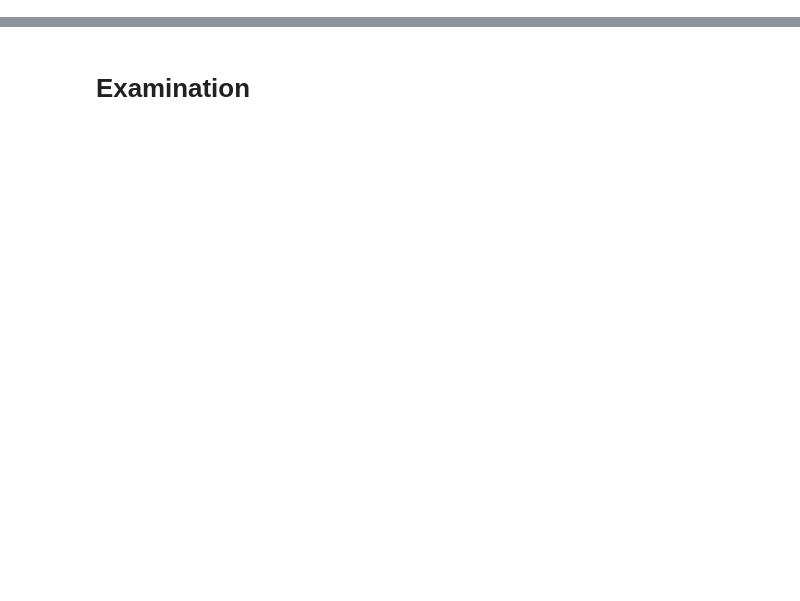
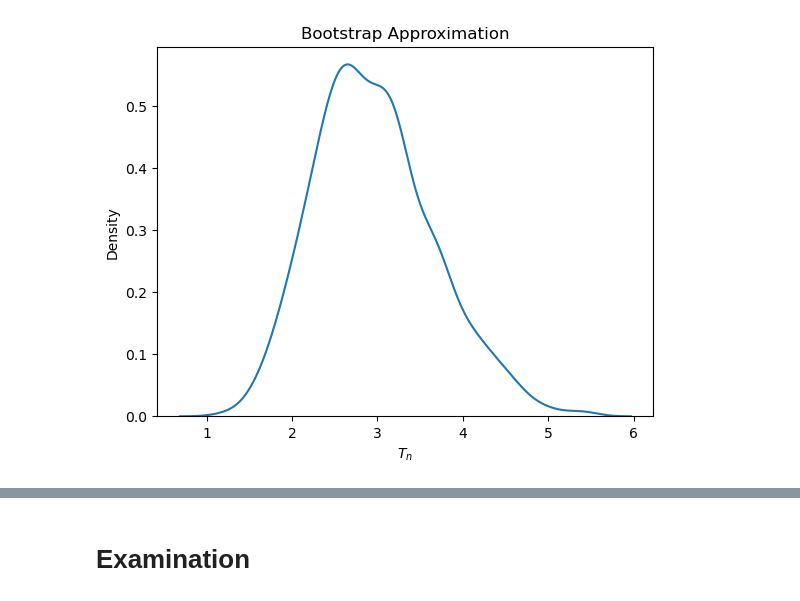
Before and after one commit to JonasEmrich/Wild-Bootstrap-Tests, a Jupyter notebook: wild_bootstrap.ipynb, the cells around one changed output, grey strips where cells are left out. Saved outputs shown, nothing was run; the diff lists cells and outputs as text; code cells hidden in the pictures; blank space fills up the shorter version.

```diff
--- a/wild_bootstrap.ipynb
+++ b/wild_bootstrap.ipynb
@@ -4,0 +43,26 @@ from utils import *
+# %%
+def montecarlo_Tn(kernel_function, h, M):
+    """Generate Monte Carlo estimate of "true" density of Tn"""
+    def _generate_Tn():
+        # auxiliary function for each iteration
+        y1, y2 = generate_synthetic_data(m1, m1, sigma)
+        _m1 = smoothed_estimate(y1, kernel_function, h)
+        _m2 = smoothed_estimate(y2, kernel_function, h)
+        return calculate_Tn(_m1, _m2, h)
+
+    N = 500
+    x = np.arange(N)/N
+    m1 = np.sin(np.pi*2*x)
+    m2 = np.sin(np.pi*2*x) + np.exp((-800)*np.power(x-0.5, 2))
+    sigma = 0.7 - 1.4*np.square(x-0.5)
+    return [_generate_Tn() for _ in range(M)]
+
+# run & plot
+Tn_monte_H0 = montecarlo_Tn(bartlett_priestley_kernel, h=0.02, M=1000)
+fig, ax = plt.subplots()
+sns.kdeplot(Tn_monte, ax=ax)
+ax.set_xlabel(r"$T_n$")
+ax.set_title("Bootstrap Approximation")
+plt.show()
+# %% [output]
+[figure, added]
```
Also changed, not shown: parts of 10 cells of this notebook, 2 other files.
